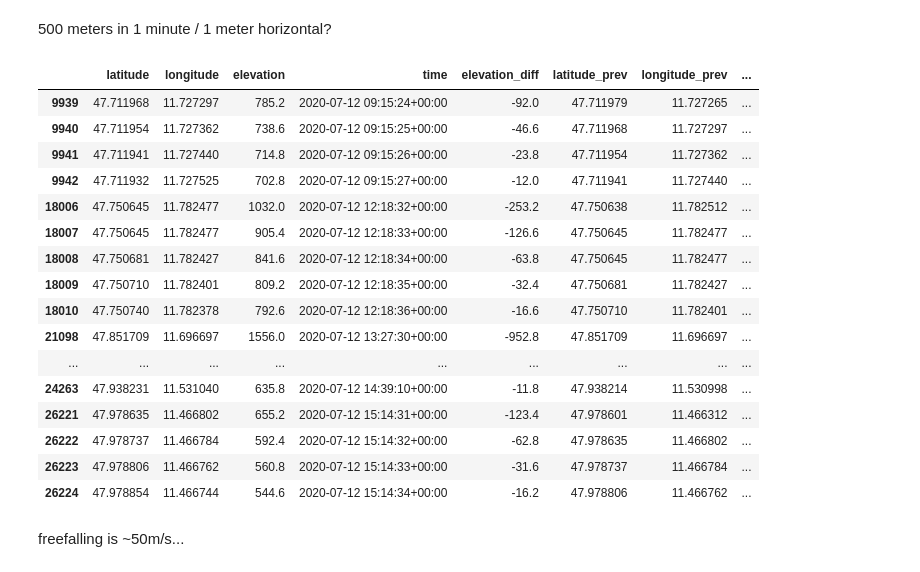
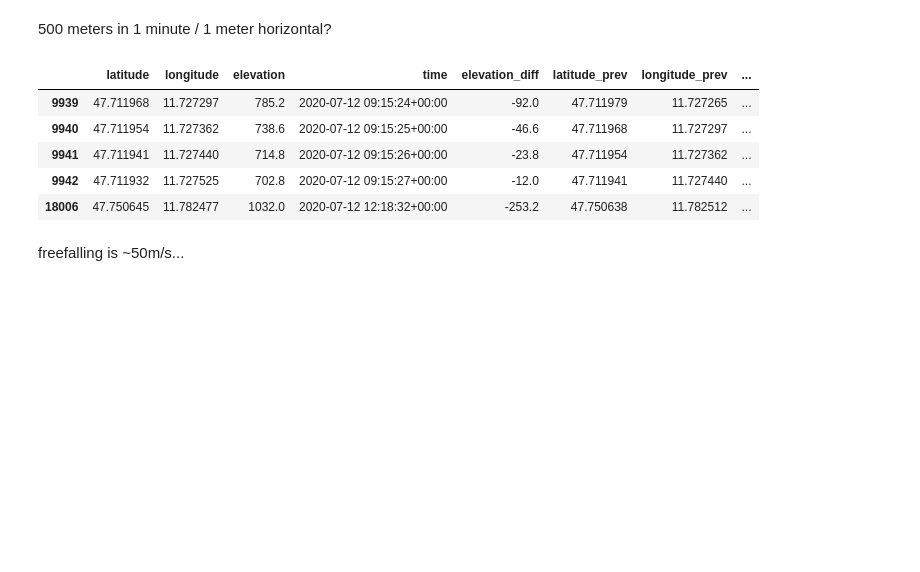
Before and after one commit to Adrian-Sp/cycling-data, a Jupyter notebook: 003_Elevation_and_Distance_Between_Points.ipynb, the cells around one changed output. Cells and saved outputs as stored; diff of their text form; code cells hidden in the pictures; blank space fills up the shorter version.

```diff
--- a/003_Elevation_and_Distance_Between_Points.ipynb
+++ b/003_Elevation_and_Distance_Between_Points.ipynb
@@ -168,25 +168,14 @@ route_df.loc[(route_df['elevation_diff']) > 5]
 # %% [markdown]
 500 meters in 1 minute / 1 meter horizontal?
 # %%
-route_df.loc[(route_df['elevation_diff']) < -10]
+route_df.loc[(route_df['elevation_diff']) < -10].head()
 # %% [output]
 |  | latitude | longitude | elevation | time | elevation_diff | latitude_prev | longitude_prev | ... |
 | 9939 | 47.711968 | 11.727297 | 785.2 | 2020-07-12 09:15:24+00:00 | -92.0 | 47.711979 | 11.727265 | ... |
 | 9940 | 47.711954 | 11.727362 | 738.6 | 2020-07-12 09:15:25+00:00 | -46.6 | 47.711968 | 11.727297 | ... |
 | 9941 | 47.711941 | 11.727440 | 714.8 | 2020-07-12 09:15:26+00:00 | -23.8 | 47.711954 | 11.727362 | ... |
 | 9942 | 47.711932 | 11.727525 | 702.8 | 2020-07-12 09:15:27+00:00 | -12.0 | 47.711941 | 11.727440 | ... |
 | 18006 | 47.750645 | 11.782477 | 1032.0 | 2020-07-12 12:18:32+00:00 | -253.2 | 47.750638 | 11.782512 | ... |
-| 18007 | 47.750645 | 11.782477 | 905.4 | 2020-07-12 12:18:33+00:00 | -126.6 | 47.750645 | 11.782477 | ... |
-| 18008 | 47.750681 | 11.782427 | 841.6 | 2020-07-12 12:18:34+00:00 | -63.8 | 47.750645 | 11.782477 | ... |
-| 18009 | 47.750710 | 11.782401 | 809.2 | 2020-07-12 12:18:35+00:00 | -32.4 | 47.750681 | 11.782427 | ... |
-| 18010 | 47.750740 | 11.782378 | 792.6 | 2020-07-12 12:18:36+00:00 | -16.6 | 47.750710 | 11.782401 | ... |
-| 21098 | 47.851709 | 11.696697 | 1556.0 | 2020-07-12 13:27:30+00:00 | -952.8 | 47.851709 | 11.696697 | ... |
-| ... | ... | ... | ... | ... | ... | ... | ... | ... |
-| 24263 | 47.938231 | 11.531040 | 635.8 | 2020-07-12 14:39:10+00:00 | -11.8 | 47.938214 | 11.530998 | ... |
-| 26221 | 47.978635 | 11.466802 | 655.2 | 2020-07-12 15:14:31+00:00 | -123.4 | 47.978601 | 11.466312 | ... |
-| 26222 | 47.978737 | 11.466784 | 592.4 | 2020-07-12 15:14:32+00:00 | -62.8 | 47.978635 | 11.466802 | ... |
-| 26223 | 47.978806 | 11.466762 | 560.8 | 2020-07-12 15:14:33+00:00 | -31.6 | 47.978737 | 11.466784 | ... |
-| 26224 | 47.978854 | 11.466744 | 544.6 | 2020-07-12 15:14:34+00:00 | -16.2 | 47.978806 | 11.466762 | ... |
 # %% [markdown]
 freefalling is ~50m/s...
 # %% [markdown]
```
Also changed, not shown: parts of 1 cell of this notebook.
